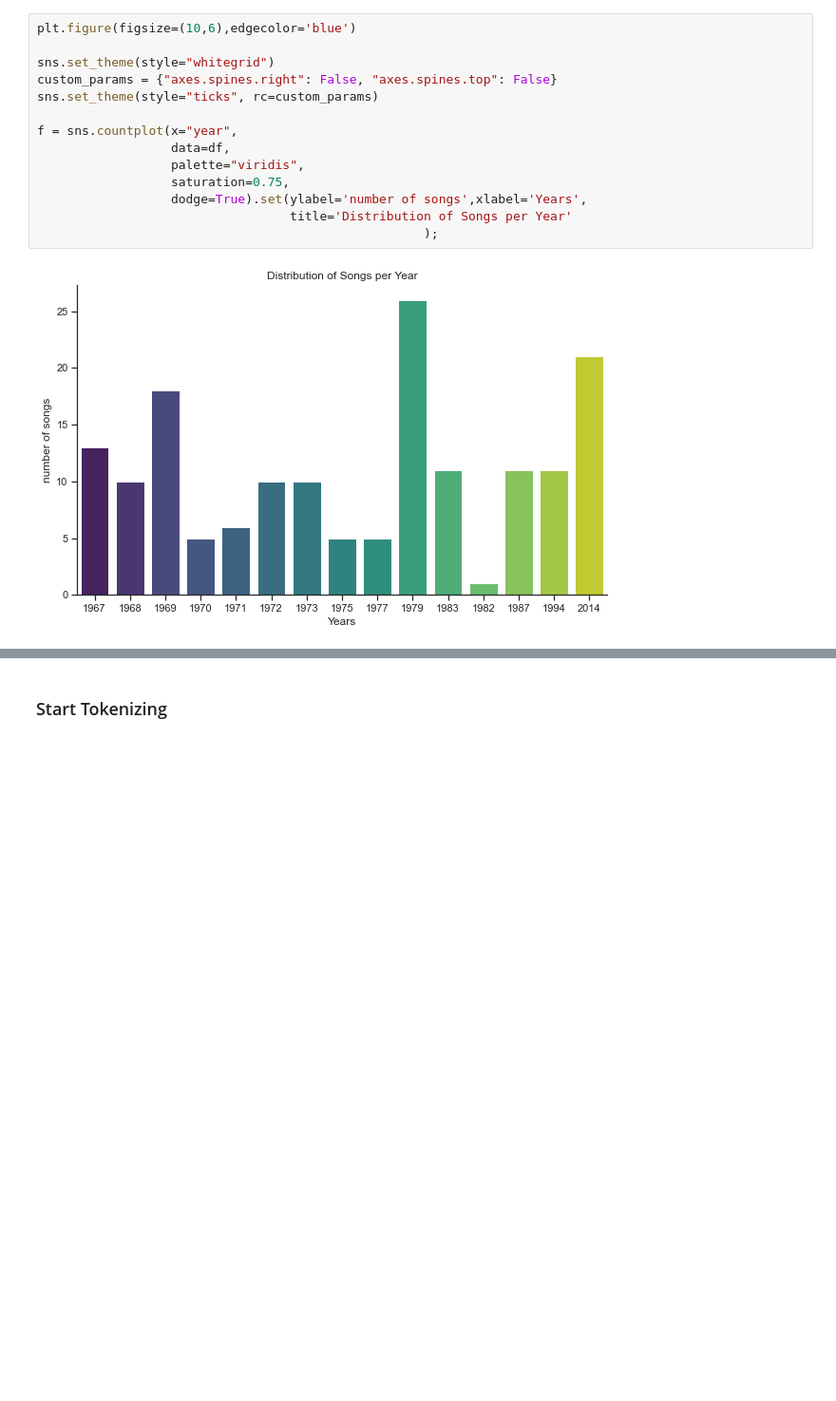
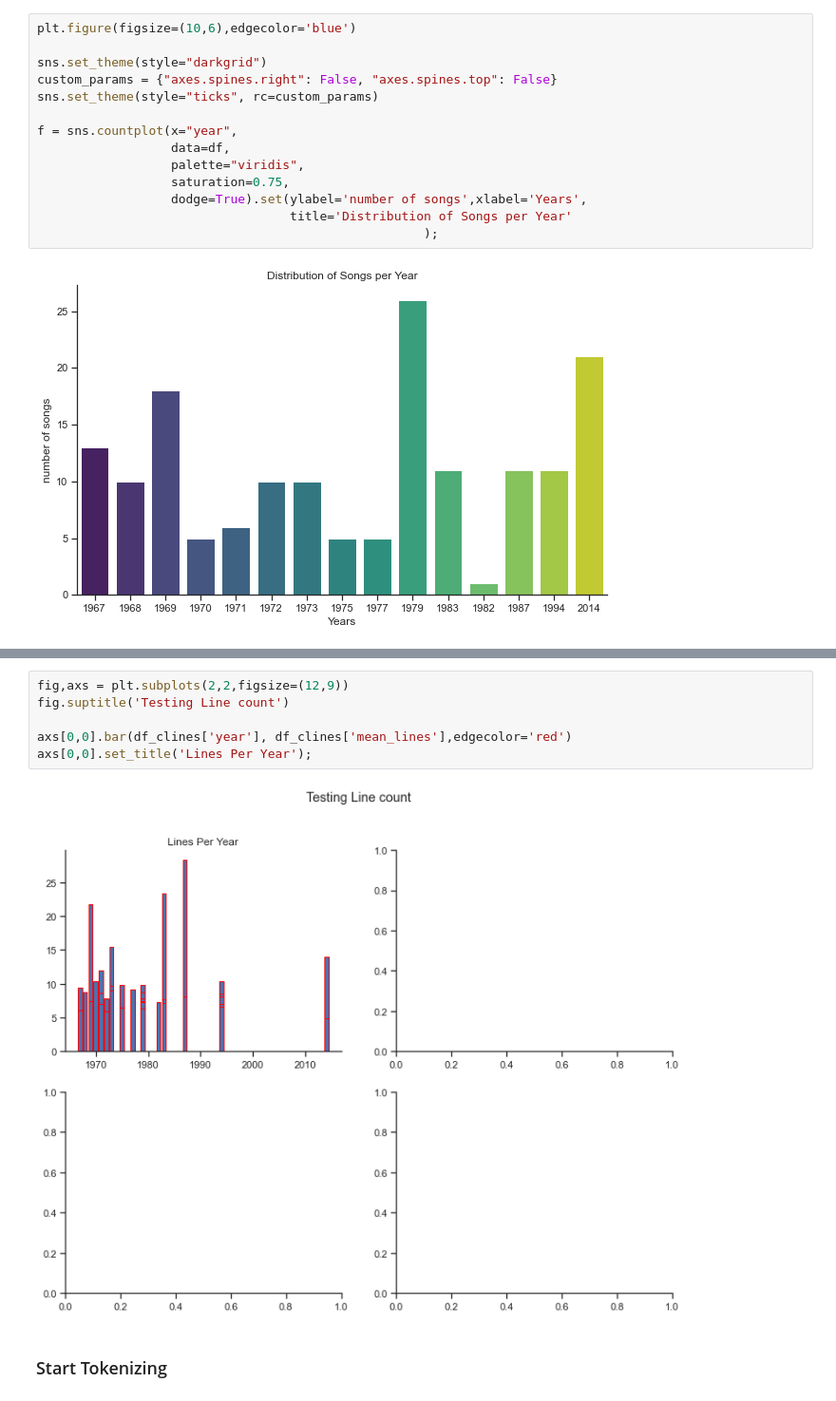
Before and after one commit to kelvinpurdom/PinkFloydLyrics, a Jupyter notebook: notebooks/PinkFloyd.ipynb, the cells around one changed output, grey strips where cells are left out. Shown at 95% size. Saved outputs shown, nothing was run; the diff lists cells and outputs as text; blank space fills up the shorter version.

Commit message:
added lines per year

```diff
--- a/notebooks/PinkFloyd.ipynb
+++ b/notebooks/PinkFloyd.ipynb
@@ -65,7 +65,7 @@ df.head()
 # %%
 plt.figure(figsize=(10,6),edgecolor='blue')
 
-sns.set_theme(style="whitegrid")
+sns.set_theme(style="darkgrid")
 custom_params = {"axes.spines.right": False, "axes.spines.top": False}
 sns.set_theme(style="ticks", rc=custom_params)
 
@@ -114,3 +121,11 @@ df_clines.head()
+# %%
+fig,axs = plt.subplots(2,2,figsize=(12,9))
+fig.suptitle('Testing Line count')
+
+axs[0,0].bar(df_clines['year'], df_clines['mean_lines'],edgecolor='red')
+axs[0,0].set_title('Lines Per Year');
+# %% [output]
+[figure, added]
 # %% [markdown]
 ### Start Tokenizing
 # %%
```
Also changed, not shown: parts of 1 cell of this notebook.
